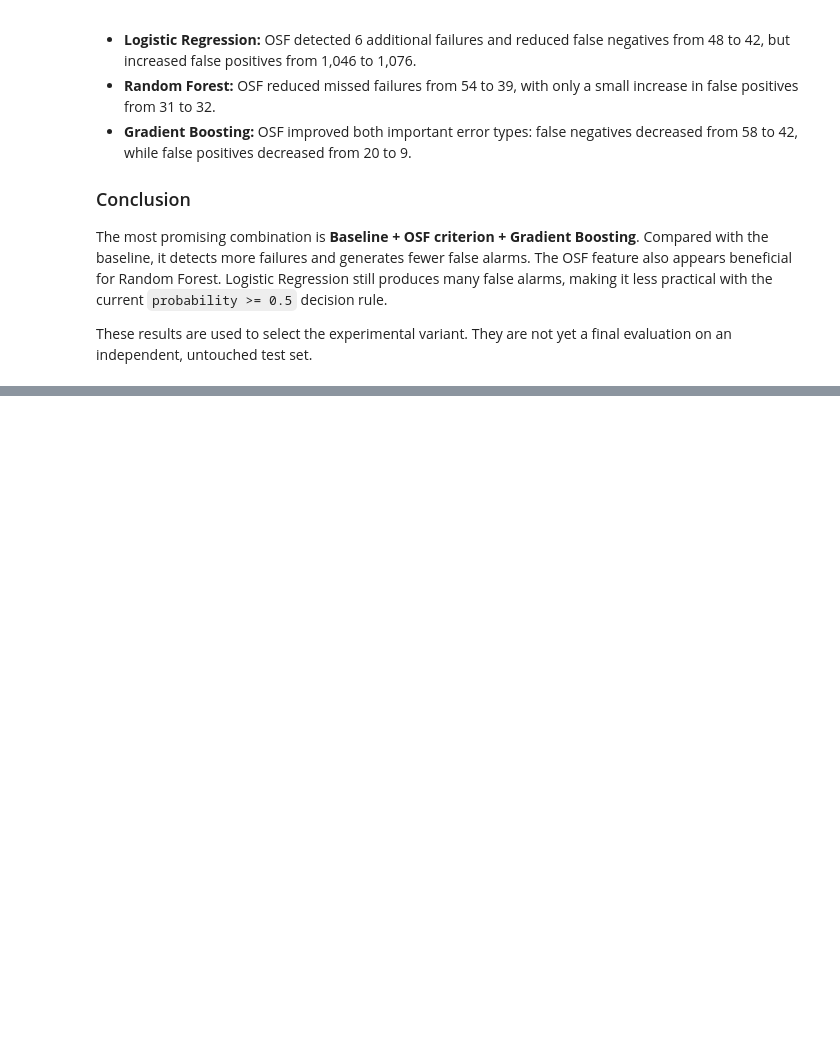
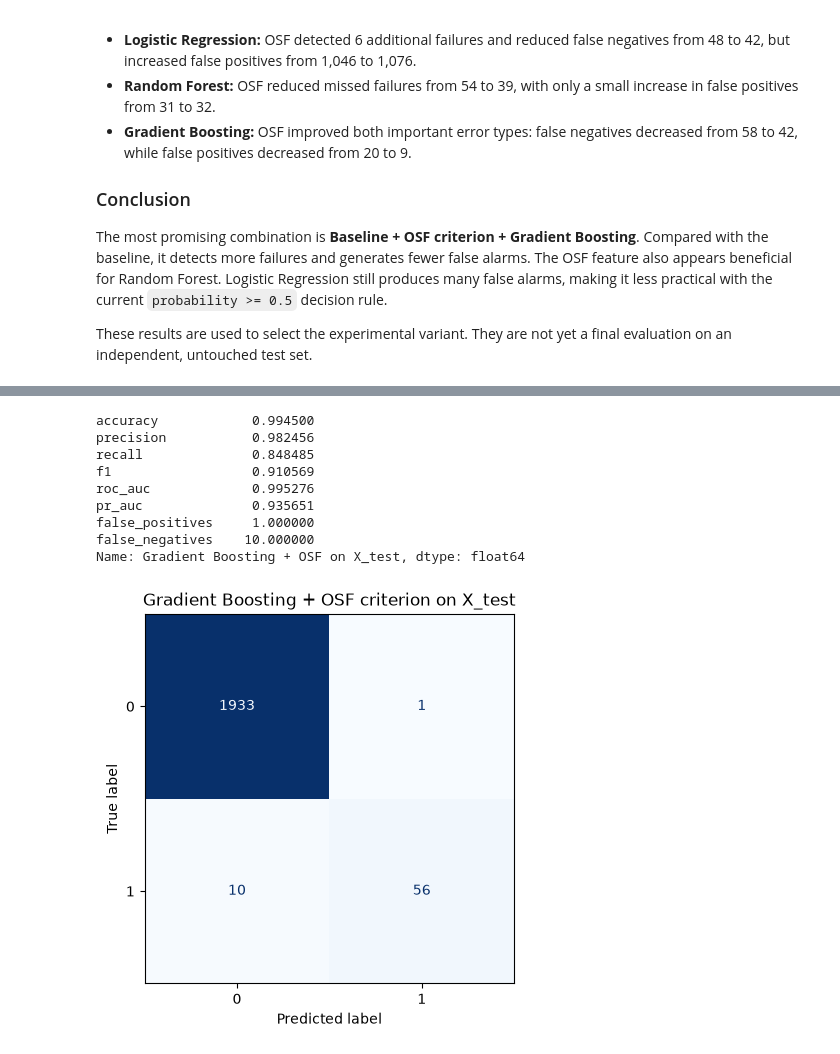
Before and after one commit to KacperKnapek/Machine-failure-prediction, a Jupyter notebook: notebooks/05_feature_experiment.ipynb, the cells around one changed output, grey strips where cells are left out. Saved outputs shown, nothing was run; the diff lists cells and outputs as text; code cells hidden in the pictures; blank space fills up the shorter version.

```diff
--- a/notebooks/05_feature_experiment.ipynb
+++ b/notebooks/05_feature_experiment.ipynb
@@ -332,0 +597,40 @@ These results are used to select the experimental variant. They are not yet a fi
+# %%
+FINAL_THRESHOLD = 0.5
+FINAL_FEATURES = X_train_osf.columns.tolist()
+
+X_train_final = X_train_osf[FINAL_FEATURES].copy()
+X_test_final = X_test_osf[FINAL_FEATURES].copy()
+numeric_features = [column for column in FINAL_FEATURES if column not in CATEGORICAL_FEATURES]
+
+final_scaler = StandardScaler()
+X_train_final[numeric_features] = final_scaler.fit_transform(X_train_final[numeric_features])
+X_test_final[numeric_features] = final_scaler.transform(X_test_final[numeric_features])
+
+final_model = GradientBoostingClassifier(random_state=42)
+final_model.fit(X_train_final, y_train)
+final_y_proba = final_model.predict_proba(X_test_final)[:, 1]
+final_y_pred = (final_y_proba >= FINAL_THRESHOLD).astype(int)
+
+final_metrics = get_metrics(y_test, final_y_proba)
+final_metrics["false_positives"] = ((y_test == 0) & (final_y_pred == 1)).sum()
+final_metrics["false_negatives"] = ((y_test == 1) & (final_y_pred == 0)).sum()
+display(pd.Series(final_metrics, name="Gradient Boosting + OSF on X_test"))
+
+final_confusion_matrix = confusion_matrix(y_test, final_y_pred)
+ConfusionMatrixDisplay(
+    final_confusion_matrix,
+    display_labels=[0, 1],
+).plot(cmap="Blues", colorbar=False)
+plt.title("Gradient Boosting + OSF criterion on X_test")
+plt.show()
+# %% [output]
+accuracy            0.994500
+precision           0.982456
+recall              0.848485
+f1                  0.910569
+roc_auc             0.995276
+pr_auc              0.935651
+false_positives     1.000000
+false_negatives    10.000000
+Name: Gradient Boosting + OSF on X_test, dtype: float64
+[figure, added]
```
Also changed, not shown: parts of 13 cells of this notebook.
